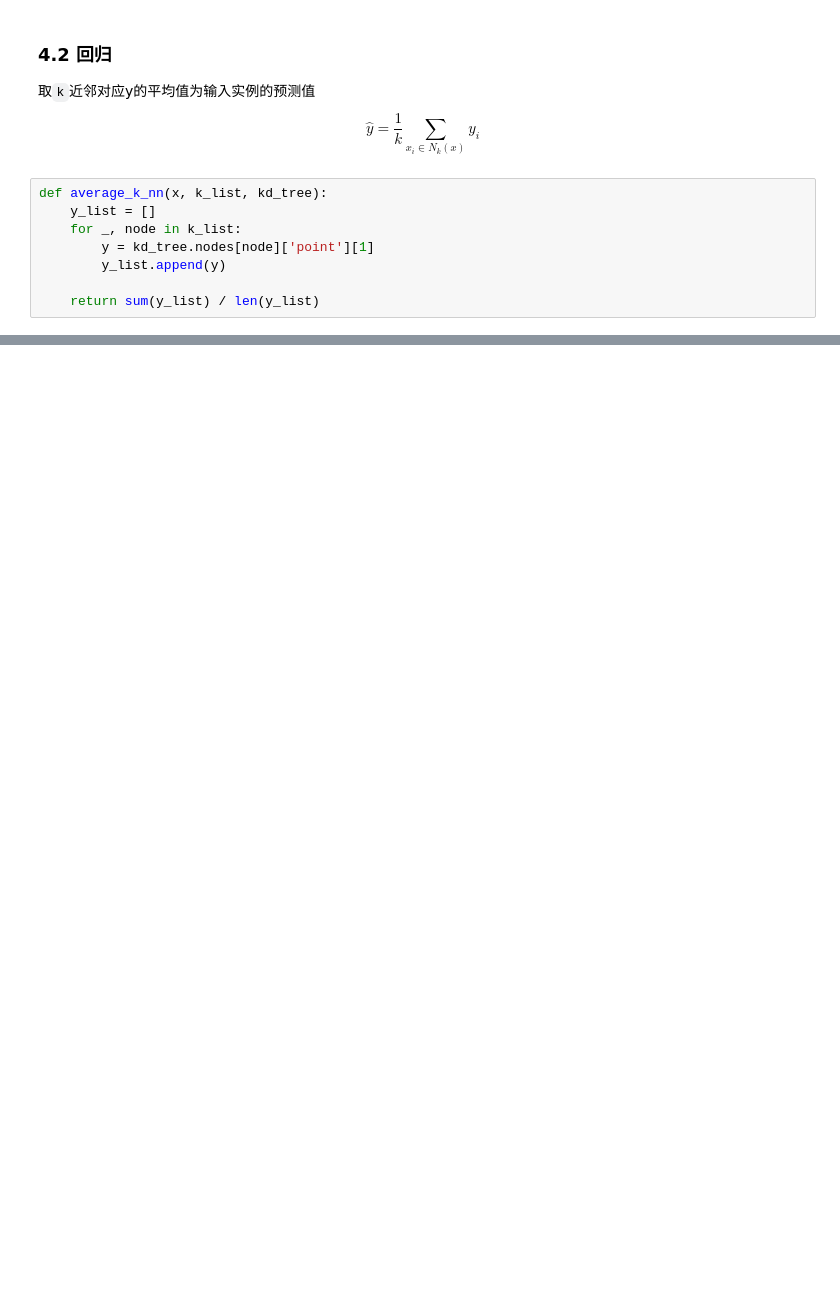
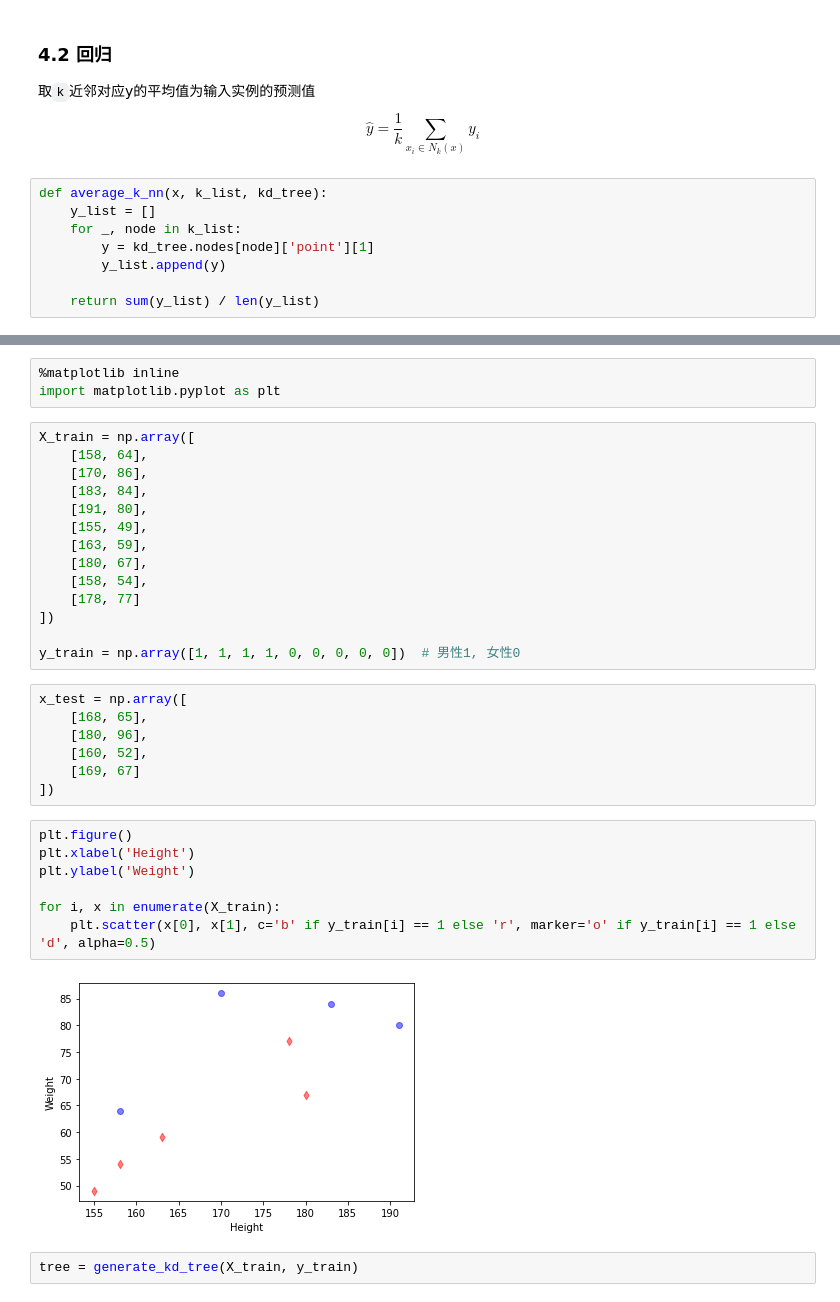
Before and after one commit to uscxiaoyu/MachineLearningCourse, a Jupyter notebook: ipynb/2.KNN_regression.ipynb, the cells around one changed output, grey strips where cells are left out. Drawn from its saved outputs; the diff is of its cells as text; blank space fills up the shorter version.

```diff
--- a/ipynb/2.KNN_regression.ipynb
+++ b/ipynb/2.KNN_regression.ipynb
@@ -615,0 +614,35 @@ y
+# %%
+%matplotlib inline
+import matplotlib.pyplot as plt
+# %%
+X_train = np.array([
+    [158, 64],
+    [170, 86],
+    [183, 84],
+    [191, 80],
+    [155, 49],
+    [163, 59],
+    [180, 67],
+    [158, 54],
+    [178, 77]
+])
+
+y_train = np.array([1, 1, 1, 1, 0, 0, 0, 0, 0])  # 男性1, 女性0
+# %%
+x_test = np.array([
+    [168, 65],
+    [180, 96],
+    [160, 52],
+    [169, 67]
+])
+# %%
+plt.figure()
+plt.xlabel('Height')
+plt.ylabel('Weight')
+
+for i, x in enumerate(X_train):
+    plt.scatter(x[0], x[1], c='b' if y_train[i] == 1 else 'r', marker='o' if y_train[i] == 1 else 'd', alpha=0.5)
+# %% [output]
+[figure, added]
+# %%
+tree = generate_kd_tree(X_train, y_train)
```
Also changed, not shown: parts of 31 cells of this notebook, 1 other file.
